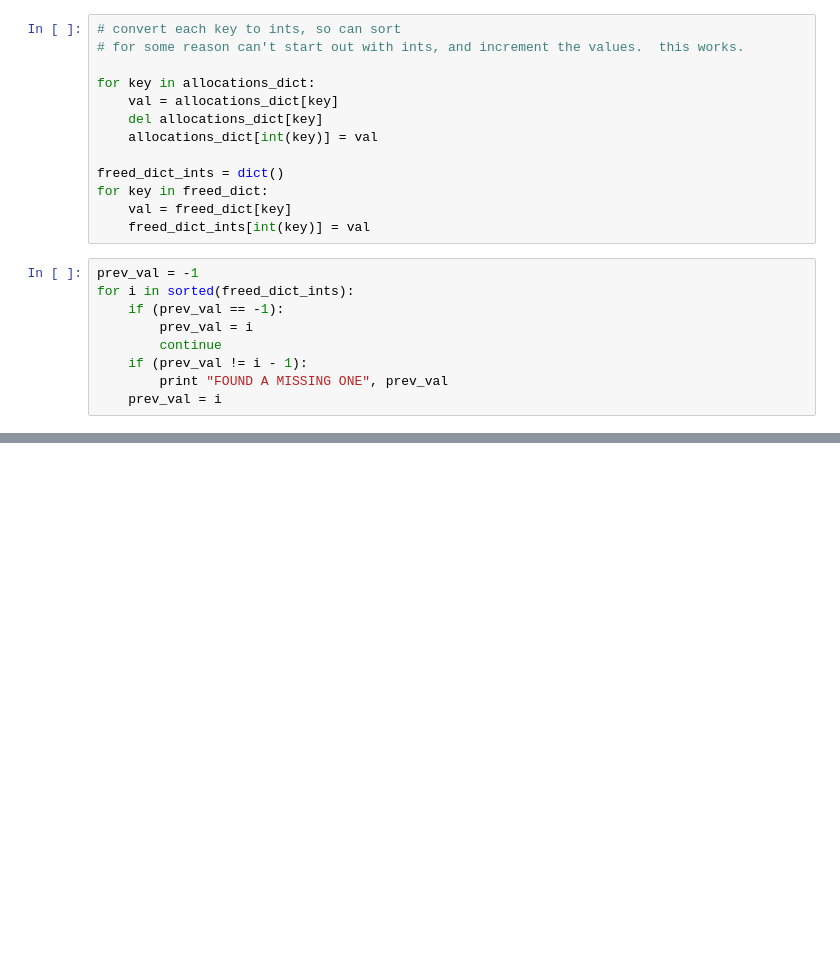
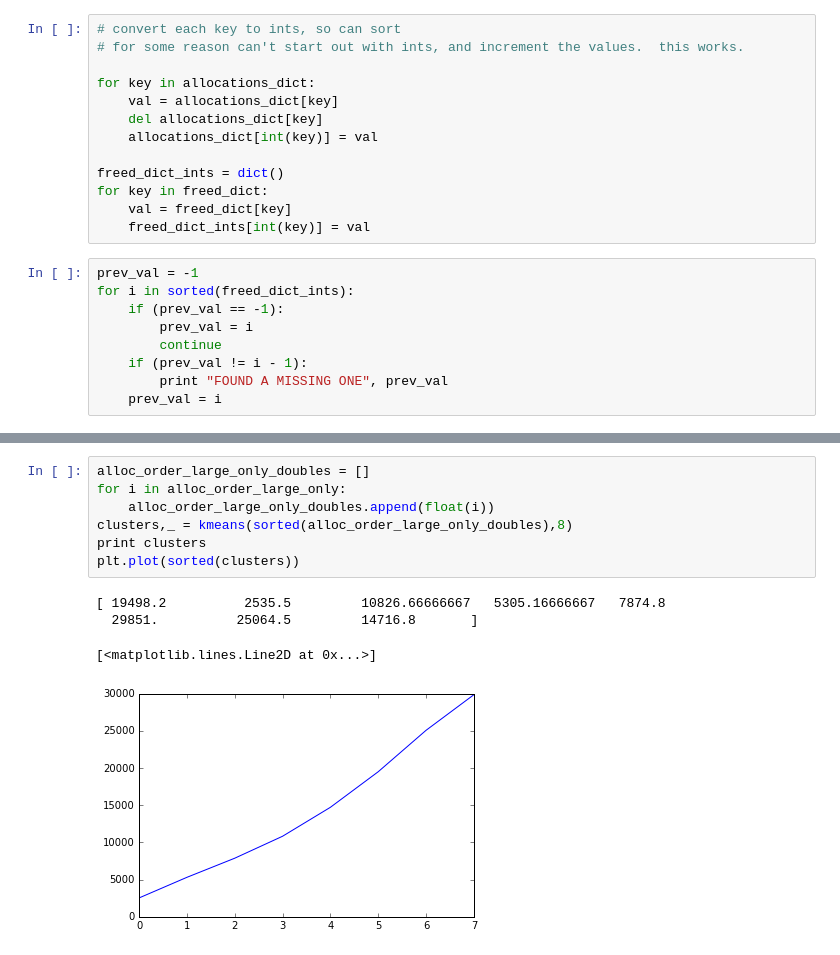
Before and after one commit to peteflorence/trace-visualizations, a Jupyter notebook: trace_visualizations.ipynb, the cells around one changed output, grey strips where cells are left out. Cells and saved outputs as stored; diff of their text form; blank space fills up the shorter version.

```diff
--- a/trace_visualizations.ipynb
+++ b/trace_visualizations.ipynb
@@ -124,0 +237,12 @@ print left_at_end_allocations_dict
+# %%
+alloc_order_large_only_doubles = []
+for i in alloc_order_large_only:
+    alloc_order_large_only_doubles.append(float(i))
+clusters,_ = kmeans(sorted(alloc_order_large_only_doubles),8)
+print clusters
+plt.plot(sorted(clusters))
+# %% [output]
+[ 19498.2          2535.5         10826.66666667   5305.16666667   7874.8
+  29851.          25064.5         14716.8       ]
+[<matplotlib.lines.Line2D at 0x...>]
+[figure, added]
```
Also changed, not shown: parts of 20 cells of this notebook.
